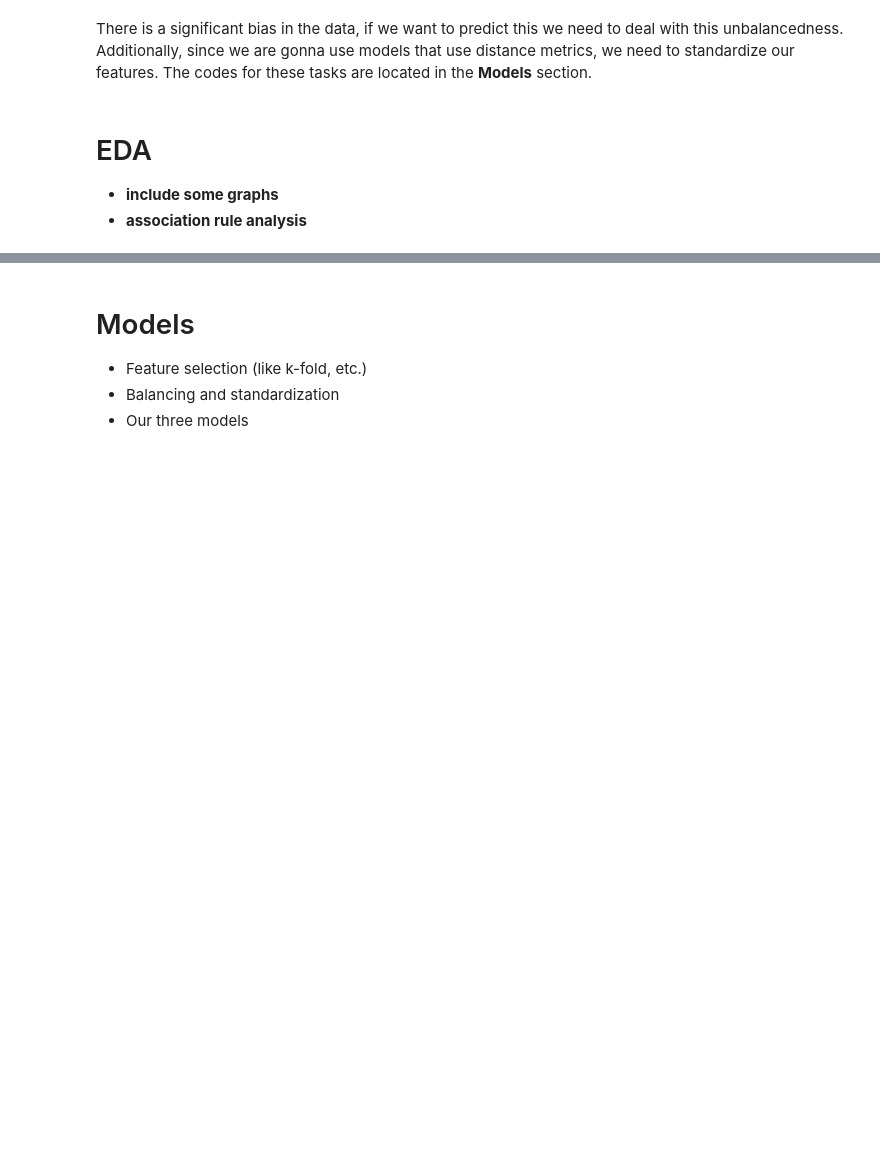
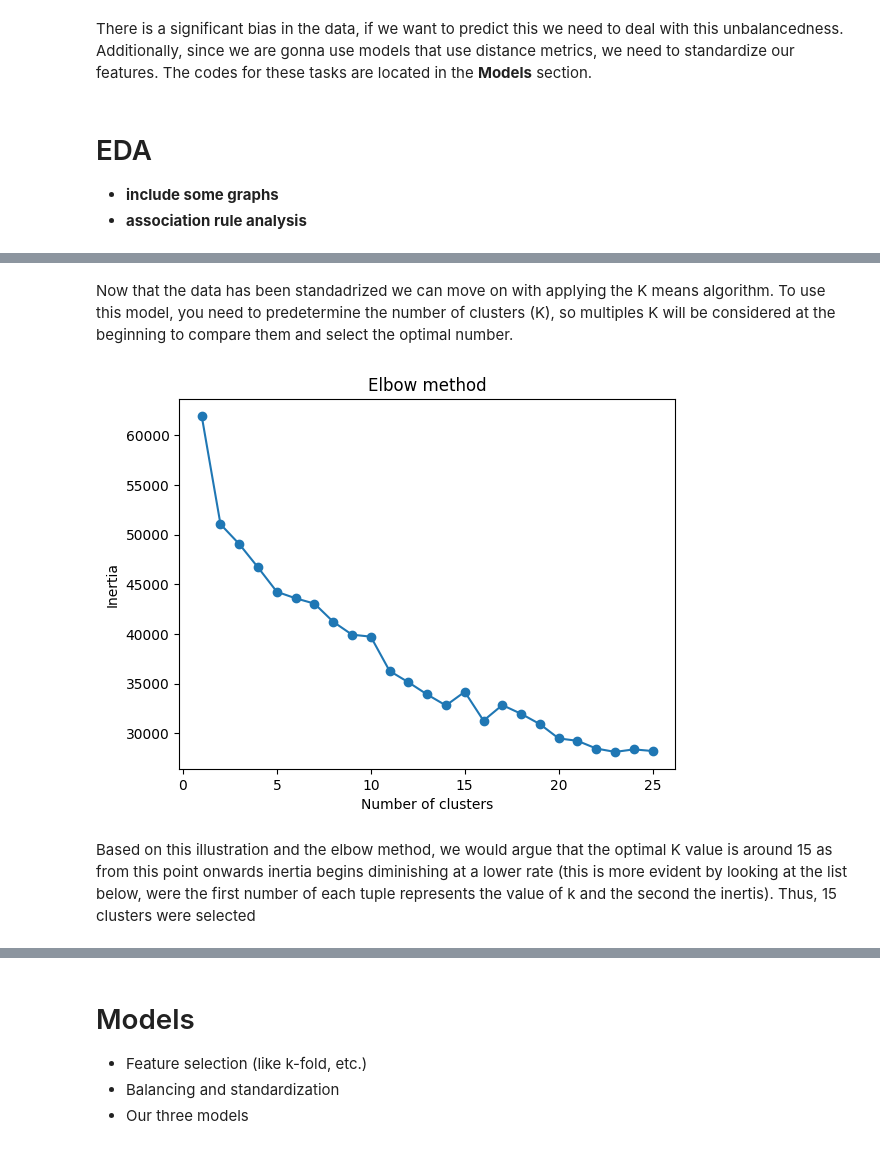
Before and after one commit to kimvkemenade/DM_team16, a Jupyter notebook: DM_Assignment_2.ipynb, the cells around one changed output, grey strips where cells are left out. Drawn from its saved outputs; the diff is of its cells as text; code cells hidden in the pictures; blank space fills up the shorter version.

```diff
--- a/DM_Assignment_2.ipynb
+++ b/DM_Assignment_2.ipynb
@@ -228,0 +293,9 @@ There is a significant bias in the data, if we want to predict this we need to d
+# %%
+#replacing 'Alone' with 'Single'
+marketing_df['Marital_Status'] = marketing_df['Marital_Status'].replace({'Alone': 'Single'})
+
+#remowing rows where Marital_Status is 'Absurd' or 'YOLO'
+marketing_df = marketing_df[~marketing_df['Marital_Status'].isin(['Absurd', 'YOLO'])]
+
+# counting marital statuses
+marketing_df['Marital_Status'].value_counts()
@@ -228,0 +353,13 @@ There is a significant bias in the data, if we want to predict this we need to d
+# %%
+# performing one-hot scaling on categroical variables so you can
+df_encoded = pd.get_dummies(marketing_df, columns= ["Education", "Marital_Status"], dtype='int')
+
+# dropping Dt_Customer as this variable is non_numeric and one-hot-encoding would result in 663 additional columns
+df_encoded = df_encoded.drop(["Dt_Customer", "ID"], axis = 1)
+
+from sklearn.preprocessing import StandardScaler
+scaler = StandardScaler() # stanadardizing data
+marketing_normalized = scaler.fit_transform(df_encoded)
+
+#turning output into a dataframe
+marketing_df_normalized = pd.DataFrame(marketing_normalized, index=df_encoded.index, columns=df_encoded.columns)
@@ -228,0 +389,21 @@ There is a significant bias in the data, if we want to predict this we need to d
+# %% [markdown]
+Now that the data has been standadrized we can move on with applying the K means algorithm. To use this model, you need to predetermine the number of clusters (K), so multiples K will be considered at the beginning to compare them and select the optimal number.
+# %%
+from sklearn.cluster import KMeans
+# performing K-means clustering for each number of clusters (1-12 clusters)
+inertias = []
+
+for i in range(1,26):
+    kmeans = KMeans(n_clusters=i)
+    kmeans.fit(marketing_df_normalized)
+    inertias.append(kmeans.inertia_)
+
+plt.plot(range(1,26), inertias, marker='o')
+plt.title('Elbow method')
+plt.xlabel('Number of clusters')
+plt.ylabel('Inertia')
+plt.show()
+# %% [output]
+[figure, added]
+# %% [markdown]
+Based on this illustration and the elbow method, we would argue that the optimal K value is around 15 as from this point onwards inertia begins diminishing at a lower rate (this is more evident by looking at the list below, were the first number of each tuple represents the value of k and the second the inertis). Thus, 15 clusters were selected
```
Also changed, not shown: parts of 30 cells of this notebook.
